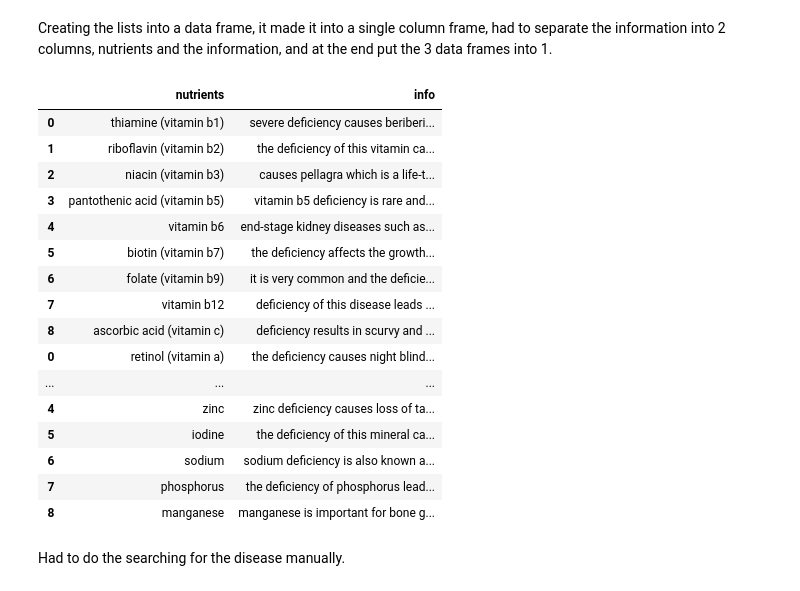
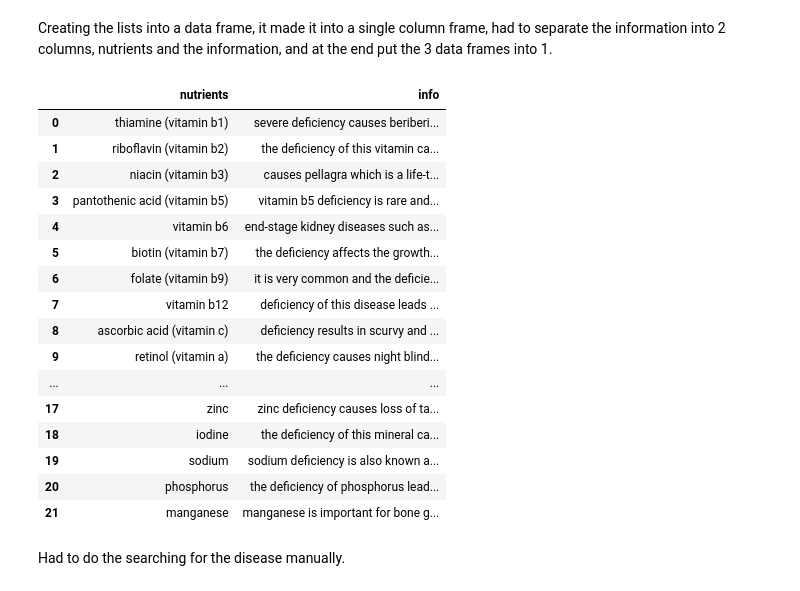
Before and after one commit to imalanz/PipeLine_proy2, a Jupyter notebook: analysis.ipynb, the cells around one changed output. Saved outputs shown, nothing was run; the diff lists cells and outputs as text; code cells hidden in the pictures.

```diff
--- a/analysis.ipynb
+++ b/analysis.ipynb
@@ -239,25 +239,26 @@ info_3 = ex.text_filtered(tag_3)
 Creating the lists into a data frame, it made it into a single column frame, had to separate the information into 2 columns, nutrients and the information, and at the end put the 3 data frames into 1.
 # %%
 df = ex.db_concat (info_1, info_2, info_3)
+df.reset_index(drop=True, inplace=True)
 df
 # %% [output]
 |  | nutrients | info |
 | 0 | thiamine (vitamin b1) | severe deficiency causes beriberi... |
 | 1 | riboflavin (vitamin b2) | the deficiency of this vitamin ca... |
 | 2 | niacin (vitamin b3) | causes pellagra which is a life-t... |
 | 3 | pantothenic acid (vitamin b5) | vitamin b5 deficiency is rare and... |
 | 4 | vitamin b6 | end-stage kidney diseases such as... |
 | 5 | biotin (vitamin b7) | the deficiency affects the growth... |
 | 6 | folate (vitamin b9) | it is very common and the deficie... |
 | 7 | vitamin b12 | deficiency of this disease leads ... |
 | 8 | ascorbic acid (vitamin c) | deficiency results in scurvy and ... |
-| 0 | retinol (vitamin a) | the deficiency causes night blind... |
+| 9 | retinol (vitamin a) | the deficiency causes night blind... |
 | ... | ... | ... |
-| 4 | zinc | zinc deficiency causes loss of ta... |
-| 5 | iodine | the deficiency of this mineral ca... |
-| 6 | sodium | sodium deficiency is also known a... |
-| 7 | phosphorus | the deficiency of phosphorus lead... |
-| 8 | manganese | manganese is important for bone g... |
+| 17 | zinc | zinc deficiency causes loss of ta... |
+| 18 | iodine | the deficiency of this mineral ca... |
+| 19 | sodium | sodium deficiency is also known a... |
+| 20 | phosphorus | the deficiency of phosphorus lead... |
+| 21 | manganese | manganese is important for bone g... |
 # %% [markdown]
 Had to do the searching for the disease manually.
 # %%
```
Also changed, not shown: parts of 12 cells of this notebook, 1 other file.
